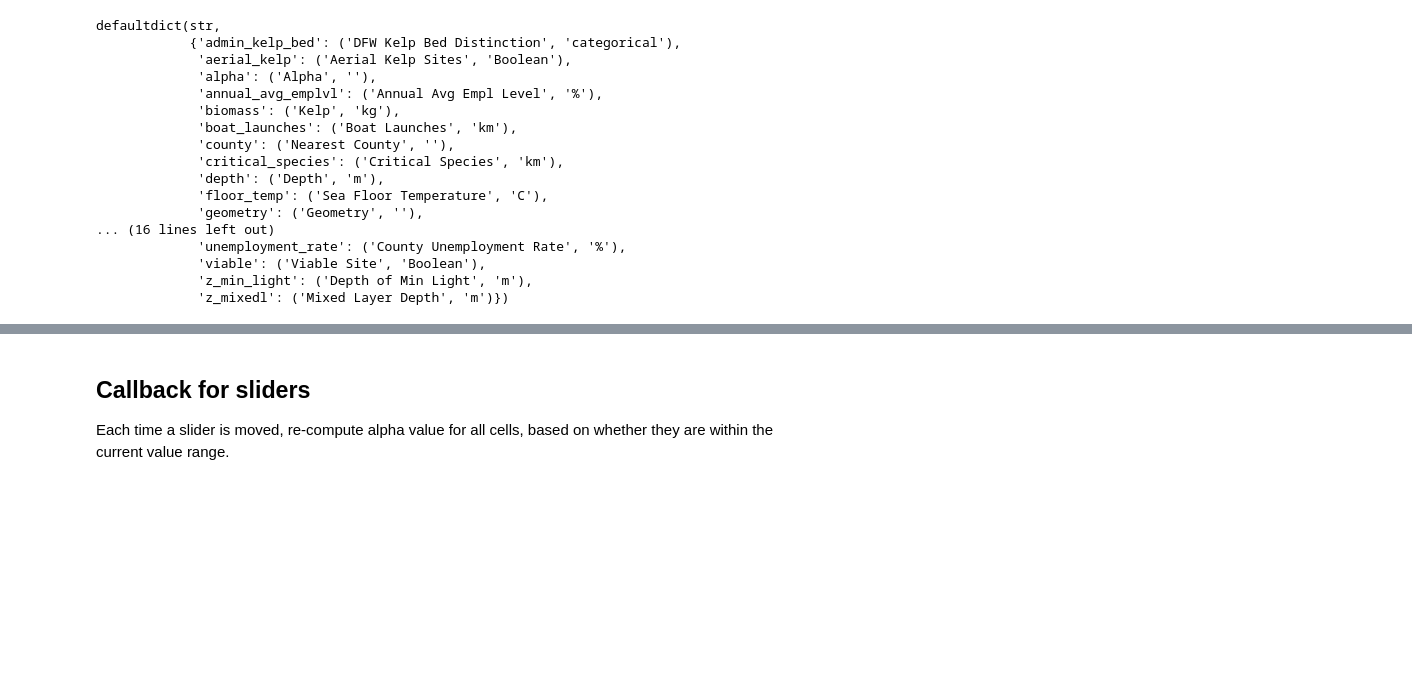
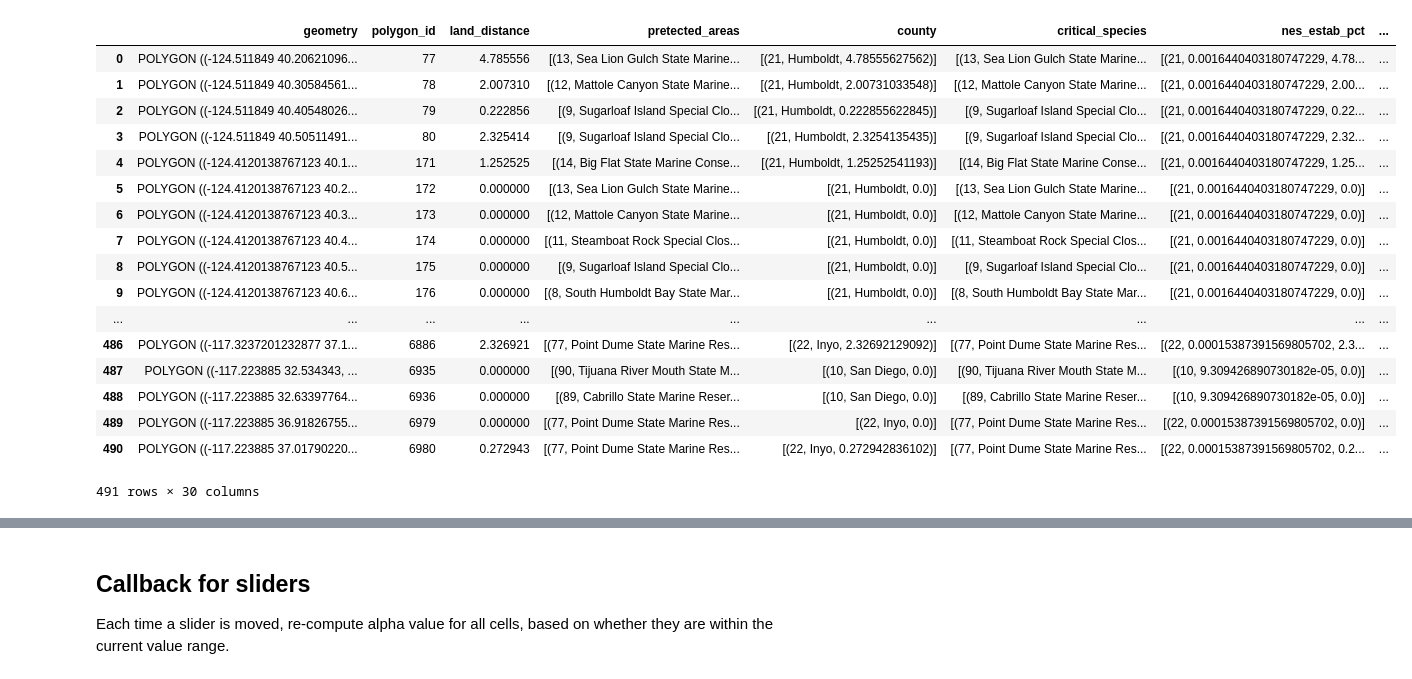
Before and after one commit to UCB-MIDS/Kelp-Capstone, a Jupyter notebook: visualization/bokeh visualizer.ipynb, the cells around one changed output, grey strips where cells are left out. Cells and saved outputs as stored; diff of their text form; code cells hidden in the pictures; blank space fills up the shorter version.

Commit message:
Working on categorical variables

```diff
--- a/visualization/bokeh visualizer.ipynb
+++ b/visualization/bokeh visualizer.ipynb
@@ -35,26 +35,27 @@ def getName(col):
     if metadata[col] is "":
         return col
     return metadata[col][0]
-# %%
-metadata
-# %% [output]
-defaultdict(str,
-            {'admin_kelp_bed': ('DFW Kelp Bed Distinction', 'categorical'),
-             'aerial_kelp': ('Aerial Kelp Sites', 'Boolean'),
-             'alpha': ('Alpha', ''),
-             'annual_avg_emplvl': ('Annual Avg Empl Level', '%'),
-             'biomass': ('Kelp', 'kg'),
-             'boat_launches': ('Boat Launches', 'km'),
-             'county': ('Nearest County', ''),
-             'critical_species': ('Critical Species', 'km'),
-             'depth': ('Depth', 'm'),
-             'floor_temp': ('Sea Floor Temperature', 'C'),
-             'geometry': ('Geometry', ''),
-... (16 lines left out)
-             'unemployment_rate': ('County Unemployment Rate', '%'),
-             'viable': ('Viable Site', 'Boolean'),
-             'z_min_light': ('Depth of Min Light', 'm'),
-             'z_mixedl': ('Mixed Layer Depth', 'm')})
+# %%
+data
+# %% [output]
+|  | geometry | polygon_id | land_distance | pretected_areas | county | critical_species | nes_estab_pct | ... |
+| 0 | POLYGON ((-124.511849 40.20621096... | 77 | 4.785556 | [(13, Sea Lion Gulch State Marine... | [(21, Humboldt, 4.78555627562)] | [(13, Sea Lion Gulch State Marine... | [(21, 0.0016440403180747229, 4.78... | ... |
+| 1 | POLYGON ((-124.511849 40.30584561... | 78 | 2.007310 | [(12, Mattole Canyon State Marine... | [(21, Humboldt, 2.00731033548)] | [(12, Mattole Canyon State Marine... | [(21, 0.0016440403180747229, 2.00... | ... |
+| 2 | POLYGON ((-124.511849 40.40548026... | 79 | 0.222856 | [(9, Sugarloaf Island Special Clo... | [(21, Humboldt, 0.222855622845)] | [(9, Sugarloaf Island Special Clo... | [(21, 0.0016440403180747229, 0.22... | ... |
+| 3 | POLYGON ((-124.511849 40.50511491... | 80 | 2.325414 | [(9, Sugarloaf Island Special Clo... | [(21, Humboldt, 2.3254135435)] | [(9, Sugarloaf Island Special Clo... | [(21, 0.0016440403180747229, 2.32... | ... |
+| 4 | POLYGON ((-124.4120138767123 40.1... | 171 | 1.252525 | [(14, Big Flat State Marine Conse... | [(21, Humboldt, 1.25252541193)] | [(14, Big Flat State Marine Conse... | [(21, 0.0016440403180747229, 1.25... | ... |
+| 5 | POLYGON ((-124.4120138767123 40.2... | 172 | 0.000000 | [(13, Sea Lion Gulch State Marine... | [(21, Humboldt, 0.0)] | [(13, Sea Lion Gulch State Marine... | [(21, 0.0016440403180747229, 0.0)] | ... |
+| 6 | POLYGON ((-124.4120138767123 40.3... | 173 | 0.000000 | [(12, Mattole Canyon State Marine... | [(21, Humboldt, 0.0)] | [(12, Mattole Canyon State Marine... | [(21, 0.0016440403180747229, 0.0)] | ... |
+| 7 | POLYGON ((-124.4120138767123 40.4... | 174 | 0.000000 | [(11, Steamboat Rock Special Clos... | [(21, Humboldt, 0.0)] | [(11, Steamboat Rock Special Clos... | [(21, 0.0016440403180747229, 0.0)] | ... |
+| 8 | POLYGON ((-124.4120138767123 40.5... | 175 | 0.000000 | [(9, Sugarloaf Island Special Clo... | [(21, Humboldt, 0.0)] | [(9, Sugarloaf Island Special Clo... | [(21, 0.0016440403180747229, 0.0)] | ... |
+| 9 | POLYGON ((-124.4120138767123 40.6... | 176 | 0.000000 | [(8, South Humboldt Bay State Mar... | [(21, Humboldt, 0.0)] | [(8, South Humboldt Bay State Mar... | [(21, 0.0016440403180747229, 0.0)] | ... |
+| ... | ... | ... | ... | ... | ... | ... | ... | ... |
+| 486 | POLYGON ((-117.3237201232877 37.1... | 6886 | 2.326921 | [(77, Point Dume State Marine Res... | [(22, Inyo, 2.32692129092)] | [(77, Point Dume State Marine Res... | [(22, 0.00015387391569805702, 2.3... | ... |
+| 487 | POLYGON ((-117.223885 32.534343, ... | 6935 | 0.000000 | [(90, Tijuana River Mouth State M... | [(10, San Diego, 0.0)] | [(90, Tijuana River Mouth State M... | [(10, 9.309426890730182e-05, 0.0)] | ... |
+| 488 | POLYGON ((-117.223885 32.63397764... | 6936 | 0.000000 | [(89, Cabrillo State Marine Reser... | [(10, San Diego, 0.0)] | [(89, Cabrillo State Marine Reser... | [(10, 9.309426890730182e-05, 0.0)] | ... |
+| 489 | POLYGON ((-117.223885 36.91826755... | 6979 | 0.000000 | [(77, Point Dume State Marine Res... | [(22, Inyo, 0.0)] | [(77, Point Dume State Marine Res... | [(22, 0.00015387391569805702, 0.0)] | ... |
+| 490 | POLYGON ((-117.223885 37.01790220... | 6980 | 0.272943 | [(77, Point Dume State Marine Res... | [(22, Inyo, 0.272942836102)] | [(77, Point Dume State Marine Res... | [(22, 0.00015387391569805702, 0.2... | ... |
+491 rows × 30 columns
 # %%
 # add alpha column (used to show/hide sites on the map)
 # initially set all = 0.6 (all sites visible)
```
Also changed, not shown: parts of 9 cells of this notebook.
